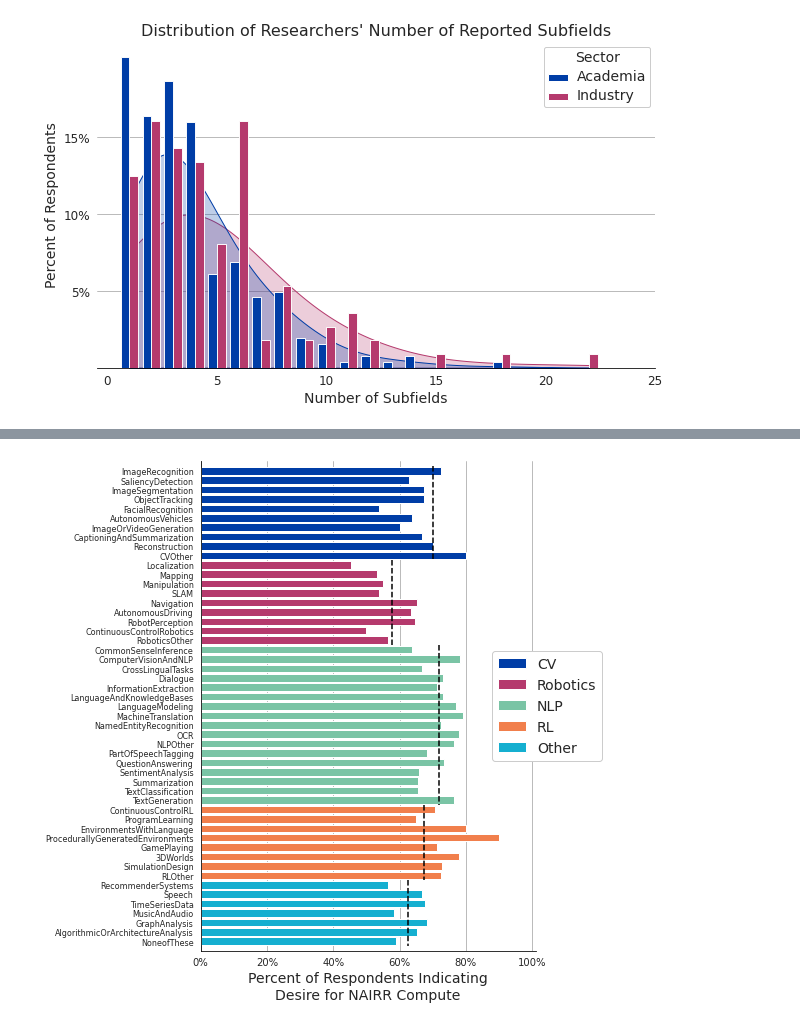
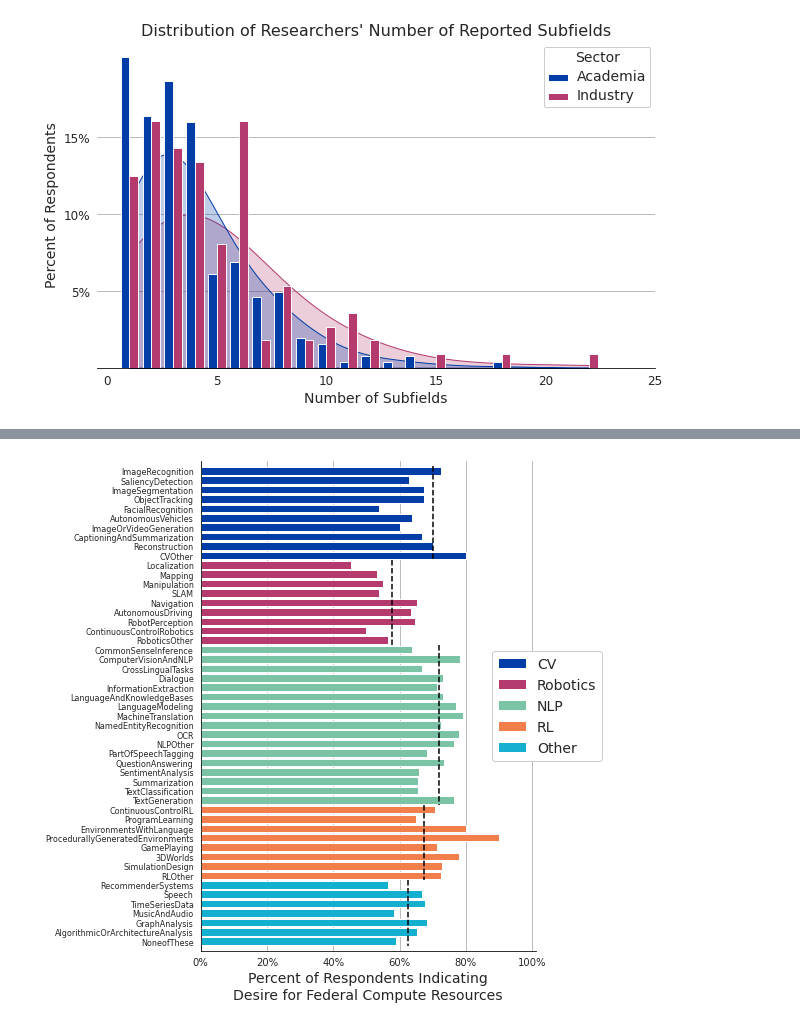
Before and after one commit to georgetown-cset/Compute_Survey_2022, a Jupyter notebook: scripts/codebook.ipynb, the cells around one changed output, grey strips where cells are left out. Saved outputs shown, nothing was run; the diff lists cells and outputs as text; code cells hidden in the pictures.

```diff
--- a/scripts/codebook.ipynb
+++ b/scripts/codebook.ipynb
@@ -2151,32 +2149,32 @@ for (i, field), subfields in zip(enumerate(fields), [cv_subfields, robotics_subf
 
     # Use barh to plot the proportions of all subfiels
     ax.barh(range(cur_start_down, cur_start_down - len(subfields), -1), props[cur_start_up : cur_start_up + len(subfields)], color = colors[i], label = field)
 
     # Also plot a dashed black line above the relevant bars to show the average proportion across the whole top-level field
     ax.plot([avg_props[i]] * 2, [cur_start_down + 0.5, cur_start_down - len(subfields) + 0.5],
             linestyle = '--', color = 'black')
 
     # Update the iterator variables
     cur_start_up += len(subfields)
     cur_start_down -= len(subfields)
 
 # Add legend, adjust aesthetics, add labels, and so on
 ax.legend(loc='center left', bbox_to_anchor=(0.85, 0.5), prop=basefont)
 ax.set_yticks(np.arange(total_subfields + 1, 0, step = -1))
 ax.set_yticklabels(df.columns[df.columns.get_indexer(['ImageRecognition'])[0] : df.columns.get_indexer(['NoneofThese'])[0] + 1], fontsize=8, fontname='DejaVu Sans')
 ax.set_ylim(0, total_subfields + 2)
 ax.set_xlim(0, 1.01)
 ax.set_xticks([0, 0.2, 0.4, 0.6, 0.8, 1.])
 ax.set_xticklabels(['0%', '20%', '40%', '60%', '80%', '100%'], fontname='DejaVu Sans', fontsize=10)
-ax.set_xlabel('Percent of Respondents Indicating\nDesire for NAIRR Compute', fontsize=14, fontname='DejaVu Sans')
+ax.set_xlabel('Percent of Respondents Indicating\nDesire for Federal Compute Resources', fontsize=14, fontname='DejaVu Sans')
 ax.grid(False)
 ax.grid(axis='x')
 ax.spines['left'].set_visible(True)
 
 # Save result
 plt.savefig('../results/figures/FigC3.jpg', dpi=300, bbox_inches='tight')
 
 plt.show()
 plt.close()
 # %% [output]
-[figure, old version]
+[figure, new version]
```
Also changed, not shown: parts of 10 cells of this notebook, 16 other files.
